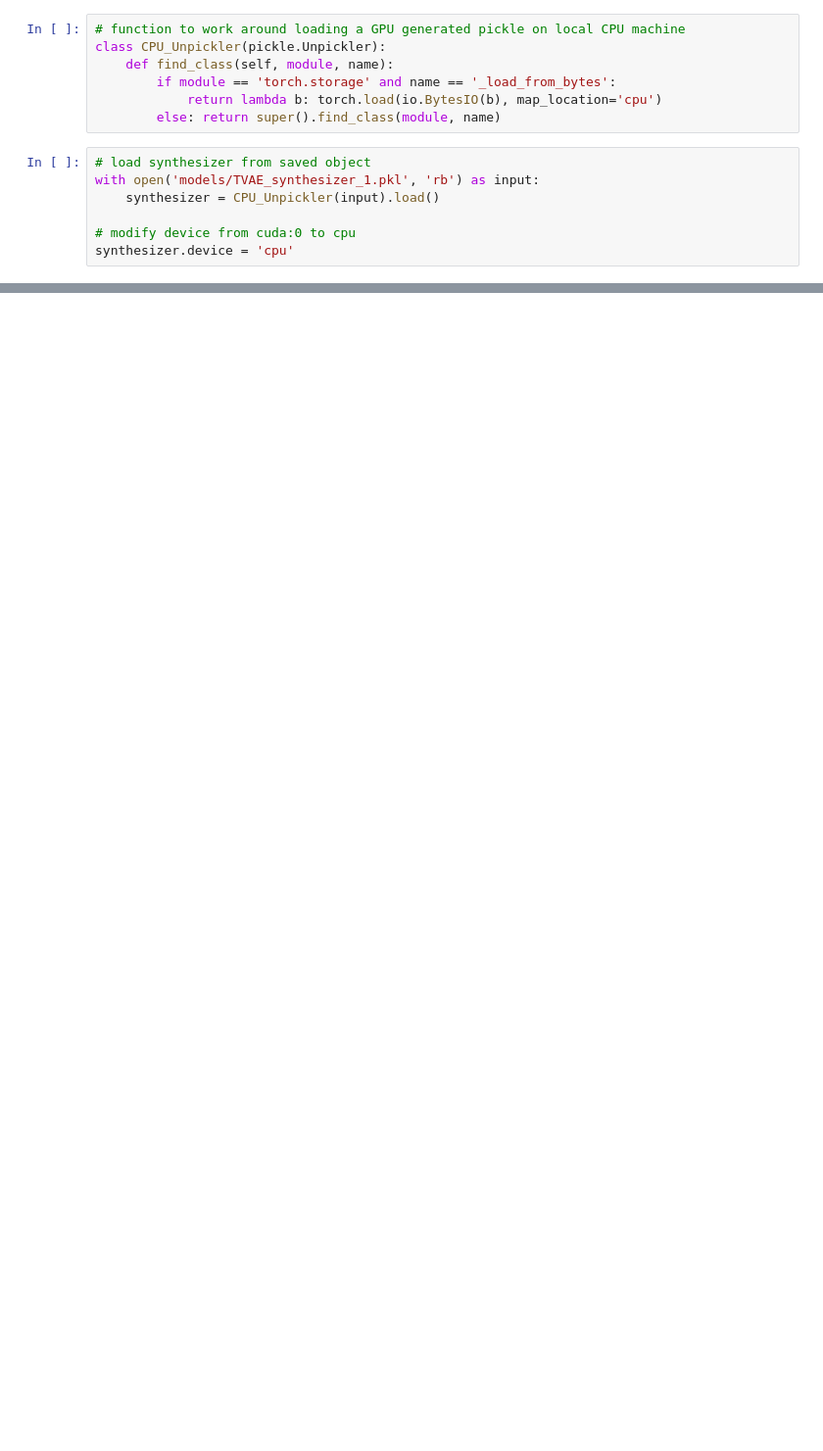
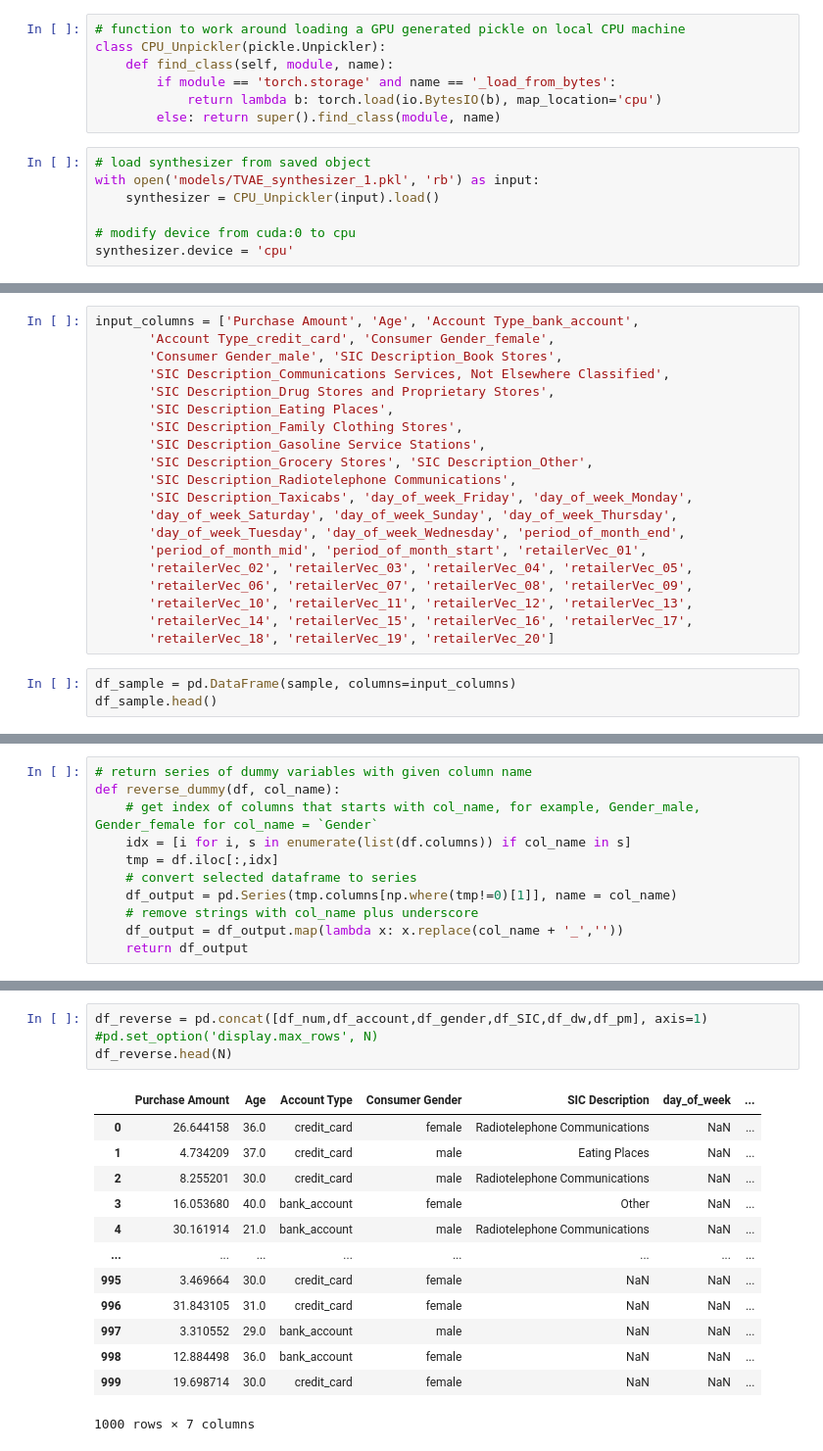
Before and after one commit to rui-zhang-ocean/Predict_Transactions, a Jupyter notebook: check_synthetic_data.ipynb, the cells around one changed output, grey strips where cells are left out. Shown at 98% size. Cells and saved outputs as stored; diff of their text form; blank space fills up the shorter version.

```diff
--- a/check_synthetic_data.ipynb
+++ b/check_synthetic_data.ipynb
@@ -46,0 +31,23 @@ print(sampled)
+# %%
+input_columns = ['Purchase Amount', 'Age', 'Account Type_bank_account',
+       'Account Type_credit_card', 'Consumer Gender_female',
+       'Consumer Gender_male', 'SIC Description_Book Stores',
+       'SIC Description_Communications Services, Not Elsewhere Classified',
+       'SIC Description_Drug Stores and Proprietary Stores',
+       'SIC Description_Eating Places',
+       'SIC Description_Family Clothing Stores',
+       'SIC Description_Gasoline Service Stations',
+       'SIC Description_Grocery Stores', 'SIC Description_Other',
+       'SIC Description_Radiotelephone Communications',
+       'SIC Description_Taxicabs', 'day_of_week_Friday', 'day_of_week_Monday',
+       'day_of_week_Saturday', 'day_of_week_Sunday', 'day_of_week_Thursday',
+       'day_of_week_Tuesday', 'day_of_week_Wednesday', 'period_of_month_end',
+       'period_of_month_mid', 'period_of_month_start', 'retailerVec_01',
+       'retailerVec_02', 'retailerVec_03', 'retailerVec_04', 'retailerVec_05',
+       'retailerVec_06', 'retailerVec_07', 'retailerVec_08', 'retailerVec_09',
+       'retailerVec_10', 'retailerVec_11', 'retailerVec_12', 'retailerVec_13',
+       'retailerVec_14', 'retailerVec_15', 'retailerVec_16', 'retailerVec_17',
+       'retailerVec_18', 'retailerVec_19', 'retailerVec_20']
+# %%
+df_sample = pd.DataFrame(sample, columns=input_columns)
+df_sample.head()
@@ -46,0 +62,11 @@ print(sampled)
+# %%
+# return series of dummy variables with given column name
+def reverse_dummy(df, col_name):
+    # get index of columns that starts with col_name, for example, Gender_male, Gender_female for col_name = `Gender`
+    idx = [i for i, s in enumerate(list(df.columns)) if col_name in s]
+    tmp = df.iloc[:,idx]
+    # convert selected dataframe to series
+    df_output = pd.Series(tmp.columns[np.where(tmp!=0)[1]], name = col_name)
+    # remove strings with col_name plus underscore
+    df_output = df_output.map(lambda x: x.replace(col_name + '_',''))
+    return df_output
@@ -46,0 +80,18 @@ print(sampled)
+# %%
+df_reverse = pd.concat([df_num,df_account,df_gender,df_SIC,df_dw,df_pm], axis=1)
+#pd.set_option('display.max_rows', N)
+df_reverse.head(N)
+# %% [output]
+|  | Purchase Amount | Age | Account Type | Consumer Gender | SIC Description | day_of_week | ... |
+| 0 | 26.644158 | 36.0 | credit_card | female | Radiotelephone Communications | NaN | ... |
+| 1 | 4.734209 | 37.0 | credit_card | male | Eating Places | NaN | ... |
+| 2 | 8.255201 | 30.0 | credit_card | male | Radiotelephone Communications | NaN | ... |
+| 3 | 16.053680 | 40.0 | bank_account | female | Other | NaN | ... |
+| 4 | 30.161914 | 21.0 | bank_account | male | Radiotelephone Communications | NaN | ... |
+| ... | ... | ... | ... | ... | ... | ... | ... |
+| 995 | 3.469664 | 30.0 | credit_card | female | NaN | NaN | ... |
+| 996 | 31.843105 | 31.0 | credit_card | female | NaN | NaN | ... |
+| 997 | 3.310552 | 29.0 | bank_account | male | NaN | NaN | ... |
+| 998 | 12.884498 | 36.0 | bank_account | female | NaN | NaN | ... |
+| 999 | 19.698714 | 30.0 | credit_card | female | NaN | NaN | ... |
+1000 rows × 7 columns
```
Also changed, not shown: parts of 12 cells of this notebook, 1 other file.
